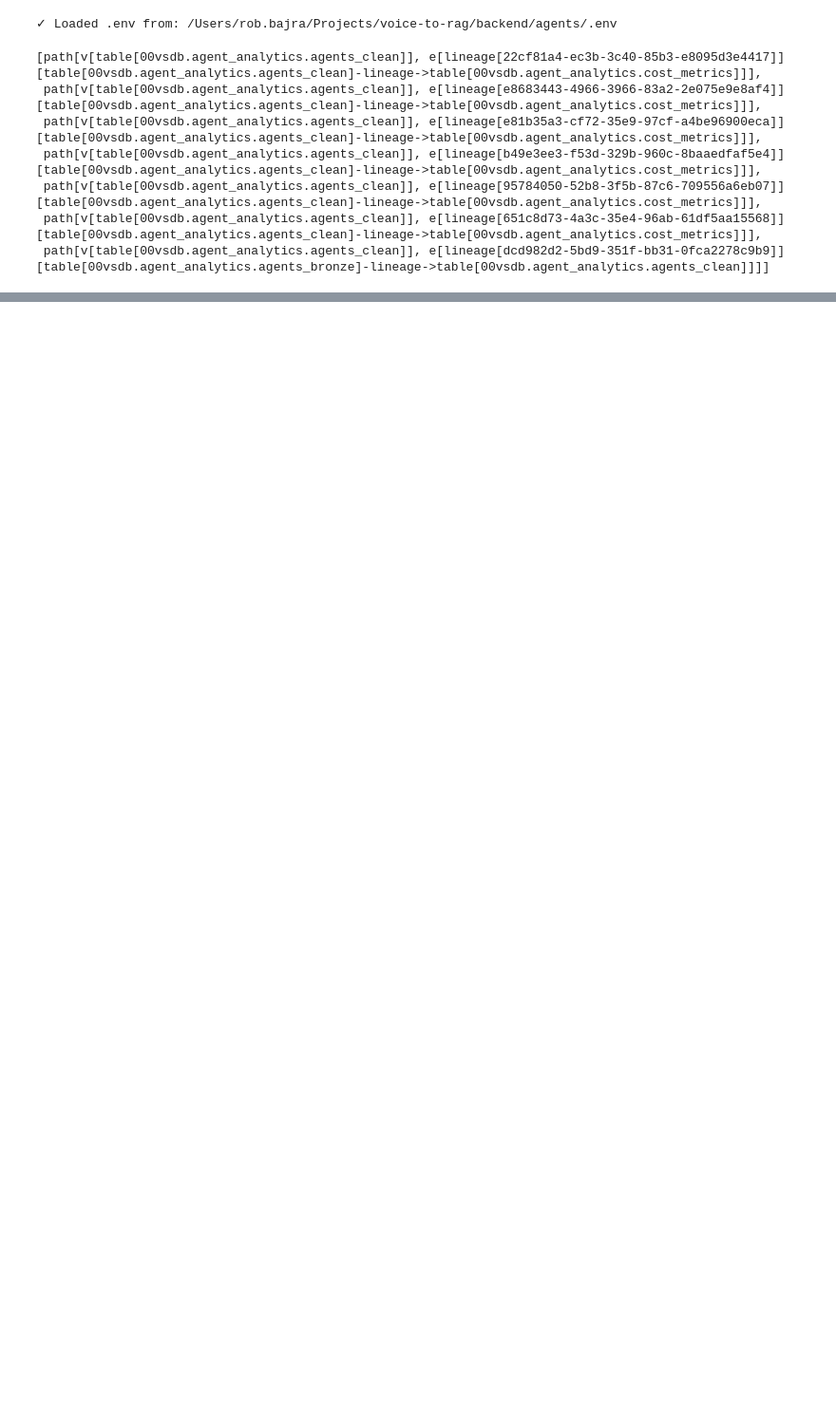
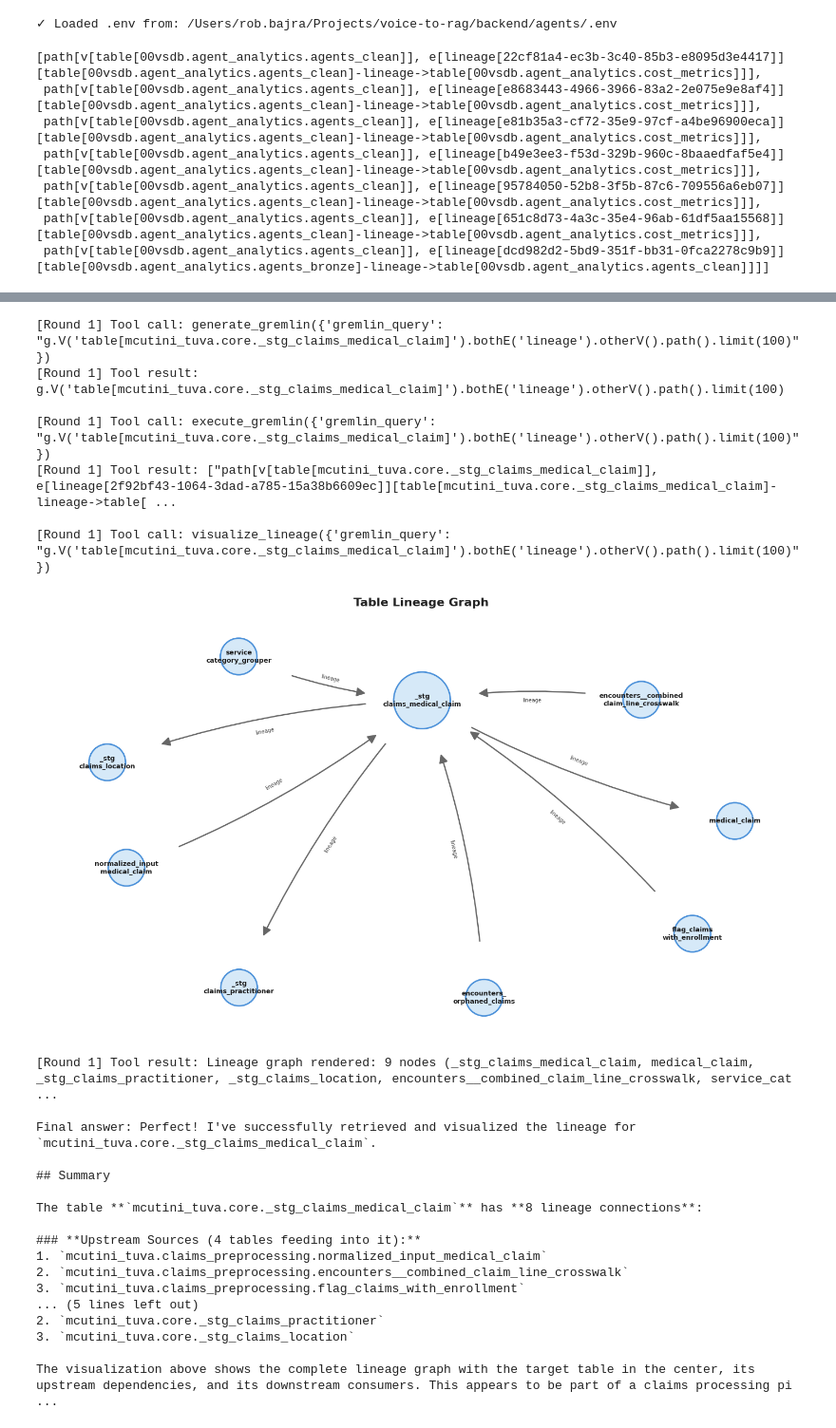
Before and after one commit to Blackkadder/voice-to-rag, a Jupyter notebook: backend/agents/dev_notebook.ipynb, the cells around one changed output, grey strips where cells are left out. Shown at 95% size. Cells and saved outputs as stored; diff of their text form; code cells hidden in the pictures; blank space fills up the shorter version.

```diff
--- a/backend/agents/dev_notebook.ipynb
+++ b/backend/agents/dev_notebook.ipynb
@@ -276,0 +285,28 @@ With results dictionary '{'10619645-bb95-425b-98b7-355671bf3014': <gremlin_pytho
+# %%
+AGENT("Show lineage of mcutini_tuva.core._stg_claims_medical_claim")
+# %% [output]
+[Round 1] Tool call: generate_gremlin({'gremlin_query': "g.V('table[mcutini_tuva.core._stg_claims_medical_claim]').bothE('lineage').otherV().path().limit(100)"})
+[Round 1] Tool result: g.V('table[mcutini_tuva.core._stg_claims_medical_claim]').bothE('lineage').otherV().path().limit(100)
+
+[Round 1] Tool call: execute_gremlin({'gremlin_query': "g.V('table[mcutini_tuva.core._stg_claims_medical_claim]').bothE('lineage').otherV().path().limit(100)"})
+[Round 1] Tool result: ["path[v[table[mcutini_tuva.core._stg_claims_medical_claim]], e[lineage[2f92bf43-1064-3dad-a785-15a38b6609ec]][table[mcutini_tuva.core._stg_claims_medical_claim]-lineage->table[ ...
+
+[Round 1] Tool call: visualize_lineage({'gremlin_query': "g.V('table[mcutini_tuva.core._stg_claims_medical_claim]').bothE('lineage').otherV().path().limit(100)"})
+[figure, added]
+[Round 1] Tool result: Lineage graph rendered: 9 nodes (_stg_claims_medical_claim, medical_claim, _stg_claims_practitioner, _stg_claims_location, encounters__combined_claim_line_crosswalk, service_cat ...
+
+Final answer: Perfect! I've successfully retrieved and visualized the lineage for `mcutini_tuva.core._stg_claims_medical_claim`.
+
+## Summary
+
+The table **`mcutini_tuva.core._stg_claims_medical_claim`** has **8 lineage connections**:
+
+### **Upstream Sources (4 tables feeding into it):**
+1. `mcutini_tuva.claims_preprocessing.normalized_input_medical_claim`
+2. `mcutini_tuva.claims_preprocessing.encounters__combined_claim_line_crosswalk`
+3. `mcutini_tuva.claims_preprocessing.flag_claims_with_enrollment`
+... (5 lines left out)
+2. `mcutini_tuva.core._stg_claims_practitioner`
+3. `mcutini_tuva.core._stg_claims_location`
+
+The visualization above shows the complete lineage graph with the target table in the center, its upstream dependencies, and its downstream consumers. This appears to be part of a claims processing pi ...
```
Also changed, not shown: parts of 11 cells of this notebook, 2 other files.
